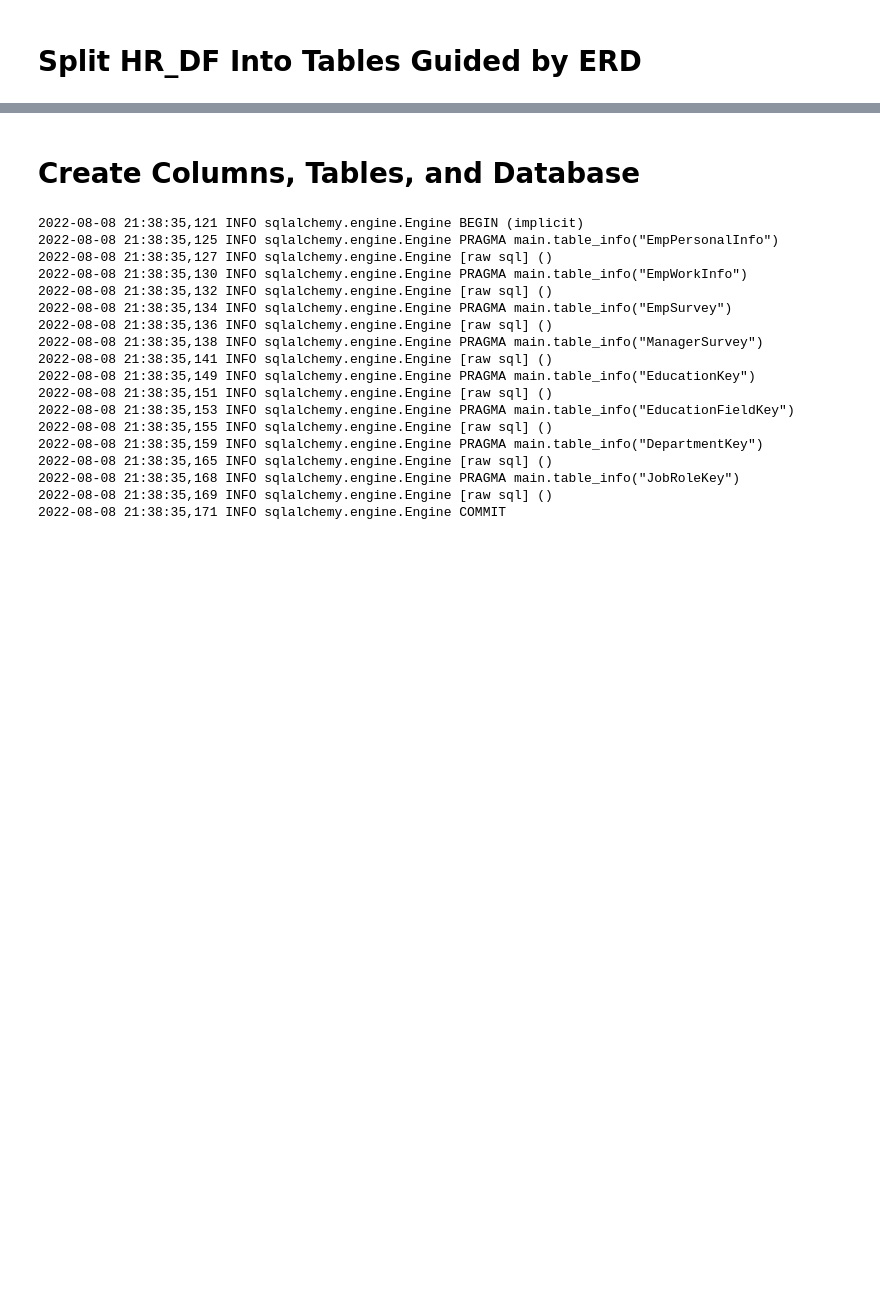
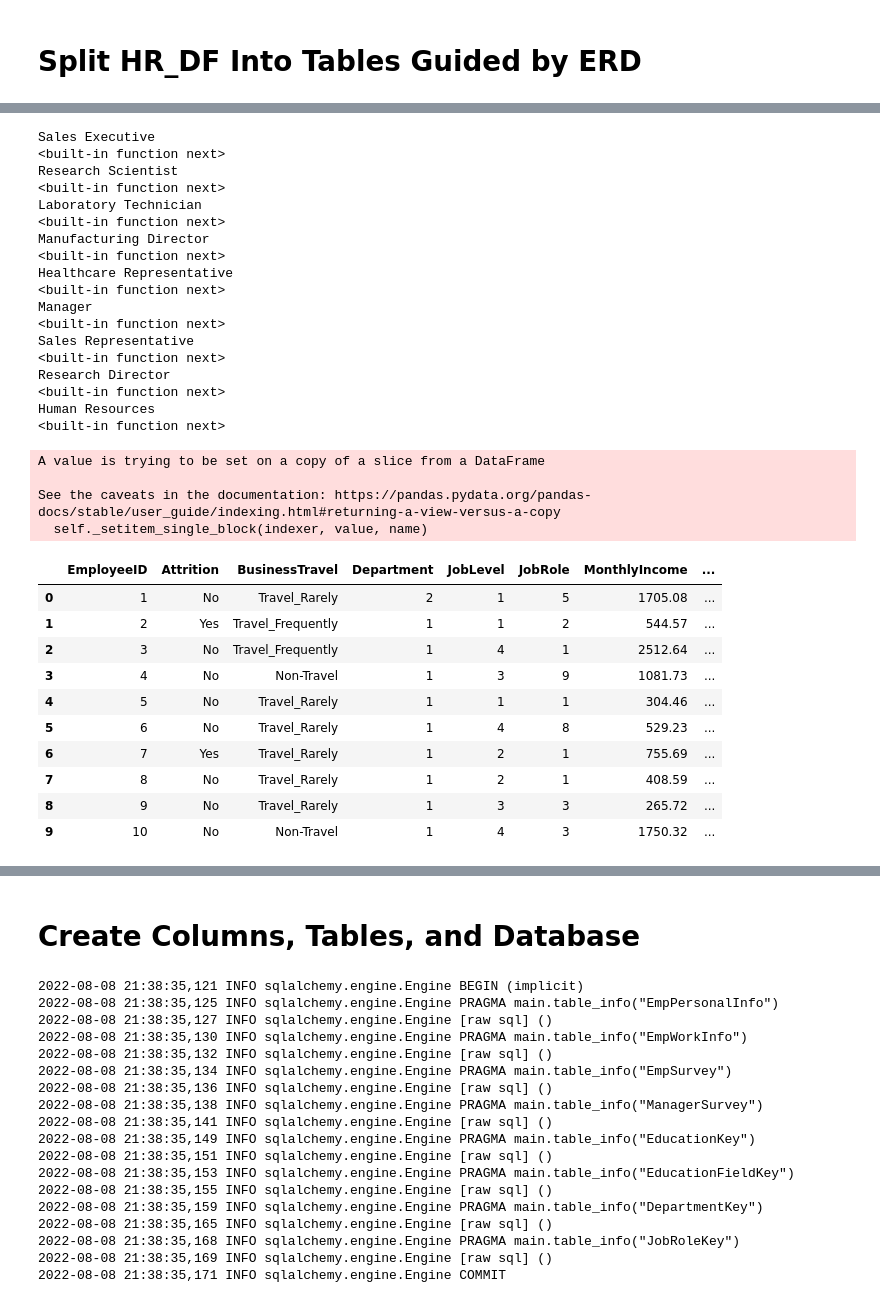
Before and after one commit to conorwhanson/UMN_Data_Capstone_Employee_Attrition, a Jupyter notebook: Oliver's Work/SQLite_DB_Creation.ipynb, the cells around one changed output, grey strips where cells are left out. Cells and saved outputs as stored; diff of their text form; code cells hidden in the pictures; blank space fills up the shorter version.

```diff
--- a/Oliver's Work/SQLite_DB_Creation.ipynb
+++ b/Oliver's Work/SQLite_DB_Creation.ipynb
@@ -63,0 +131,8 @@ hr_df.describe()
+# %%
+jobRoleKey_df = pd.DataFrame()
+jobRoleKey_df['JobRoleID'] = [1,2,3,4,5,6,7,8,9]
+jobRoleKey_df['JobRole'] = ['Sales Executive', 'Research Scientist',
+                            'Laboratory Technician', 'Manufacturing Director',
+                            'Healthcare Representative', 'Manager', 'Sales Representative',
+                            'Research Director', 'Human Resources']
+jobRoleKey_df
@@ -63,0 +275,41 @@ hr_df.describe()
+# %%
+for value in jobRoleKey_df.JobRole:
+    print(value)
+    empWorkInfo_df.JobRole.loc[empWorkInfo_df['JobRole'] == value] = jobRoleKey_df.loc[jobRoleKey_df['JobRole'] == value, 'JobRoleID'].to_list()[0]
+    print(next)
+
+empWorkInfo_df.head(10)
+# %% [output]
+Sales Executive
+<built-in function next>
+Research Scientist
+<built-in function next>
+Laboratory Technician
+<built-in function next>
+Manufacturing Director
+<built-in function next>
+Healthcare Representative
+<built-in function next>
+Manager
+<built-in function next>
+Sales Representative
+<built-in function next>
+Research Director
+<built-in function next>
+Human Resources
+<built-in function next>
+A value is trying to be set on a copy of a slice from a DataFrame
+
+See the caveats in the documentation: https://pandas.pydata.org/pandas-docs/stable/user_guide/indexing.html#returning-a-view-versus-a-copy
+  self._setitem_single_block(indexer, value, name)
+|  | EmployeeID | Attrition | BusinessTravel | Department | JobLevel | JobRole | MonthlyIncome | ... |
+| 0 | 1 | No | Travel_Rarely | 2 | 1 | 5 | 1705.08 | ... |
+| 1 | 2 | Yes | Travel_Frequently | 1 | 1 | 2 | 544.57 | ... |
+| 2 | 3 | No | Travel_Frequently | 1 | 4 | 1 | 2512.64 | ... |
+| 3 | 4 | No | Non-Travel | 1 | 3 | 9 | 1081.73 | ... |
+| 4 | 5 | No | Travel_Rarely | 1 | 1 | 1 | 304.46 | ... |
+| 5 | 6 | No | Travel_Rarely | 1 | 4 | 8 | 529.23 | ... |
+| 6 | 7 | Yes | Travel_Rarely | 1 | 2 | 1 | 755.69 | ... |
+| 7 | 8 | No | Travel_Rarely | 1 | 2 | 1 | 408.59 | ... |
+| 8 | 9 | No | Travel_Rarely | 1 | 3 | 3 | 265.72 | ... |
+| 9 | 10 | No | Non-Travel | 1 | 4 | 3 | 1750.32 | ... |
```
Also changed, not shown: parts of 24 cells of this notebook.
